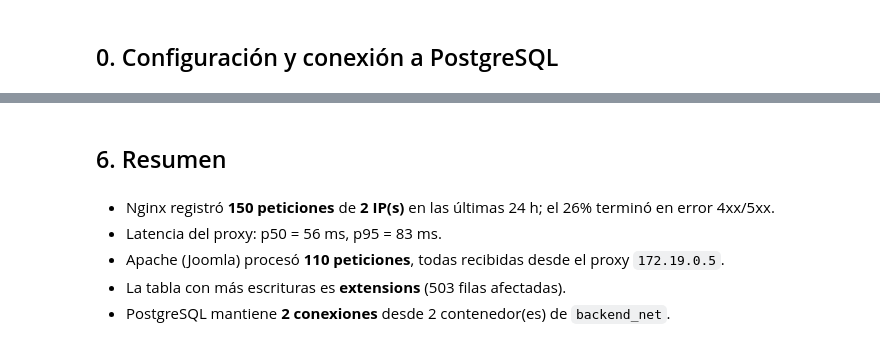
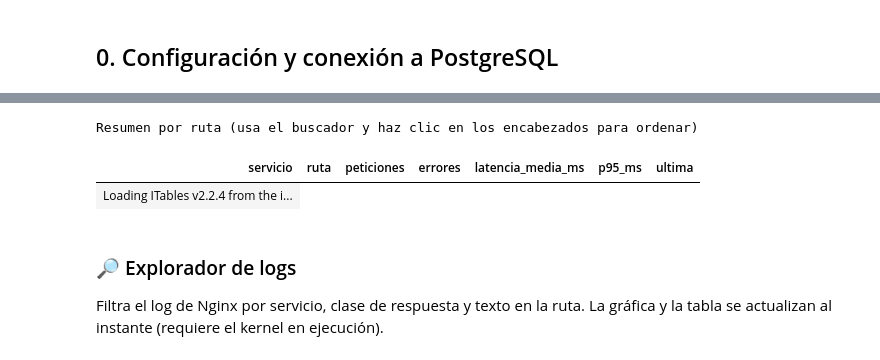
Before and after one commit to juan-swxs/parcial-redes-comunicaciones, a Jupyter notebook: jupyter/notebooks/analisis_datos.ipynb, the cells around one changed output, grey strips where cells are left out. Saved outputs shown, nothing was run; the diff lists cells and outputs as text; code cells hidden in the pictures.

```diff
--- a/jupyter/notebooks/analisis_datos.ipynb
+++ b/jupyter/notebooks/analisis_datos.ipynb
@@ -259,14 +297,16 @@ if not nginx.empty:
 # %%
 if not nginx.empty:
-    rutas = (nginx[nginx["servicio"] == "joomla"]
-             .groupby("ruta")
-             .agg(peticiones=("ts", "size"),
-                  errores=("status", lambda s: int((s >= 400).sum())),
-                  latencia_media_ms=("latencia_ms", "mean"),
-                  ultima=("ts", "max"))
-             .sort_values("peticiones", ascending=False).head(12))
-    display(rutas.style
-            .format({"latencia_media_ms": "{:.1f}", "ultima": lambda t: t.strftime("%H:%M:%S")})
-            .bar(subset=["peticiones"], color="#9ec5fe")
-            .map(lambda v: "color: #E02F44; font-weight: bold" if v > 0 else "", subset=["errores"])
-            .set_caption("Rutas de Joomla más solicitadas"))
+    por_min = (nginx.assign(minuto=nginx["ts"].dt.floor("min"))
+                    .groupby(["minuto", "clase"]).size().reset_index(name="peticiones"))
+    fig = px.bar(por_min, x="minuto", y="peticiones", color="clase", color_discrete_map=COLORES_CLASE,
+                 category_orders={"clase": sorted(COLORES_CLASE)},
+                 title="Línea de tiempo: peticiones por minuto y clase de respuesta",
+                 labels={"minuto": "", "peticiones": "peticiones", "clase": "Clase"})
+    fig.update_layout(height=480, bargap=0.15, hovermode="x unified",
+                      legend=dict(yanchor="bottom", y=1.02, xanchor="right", x=1))
+    fig.update_xaxes(rangeslider=dict(visible=True, thickness=0.08), rangeselector=dict(buttons=[
+        dict(count=5, label="5 min", step="minute", stepmode="backward"),
+        dict(count=15, label="15 min", step="minute", stepmode="backward"),
+        dict(count=1, label="1 h", step="hour", stepmode="backward"),
+        dict(step="all", label="Todo")]))
+    fig.show()
@@ -361,28 +357,21 @@ Conexiones abiertas contra la base de datos (IPs de backend_net):
-# %% [markdown]
-## 6. Resumen
-# %%
-lineas = []
-if not nginx.empty:
-    lineas.append(f"* Nginx registró **{len(nginx)} peticiones** de **{nginx['ip'].nunique()} IP(s)** en las últimas 24 h; "
-                  f"el {(nginx['status'] >= 400).mean():.0%} terminó en error 4xx/5xx.")
-    lineas.append(f"* Latencia del proxy: p50 = {nginx['latencia_ms'].median():.0f} ms, "
-                  f"p95 = {nginx['latencia_ms'].quantile(0.95):.0f} ms.")
-if not joomla.empty:
-    lineas.append(f"* Apache (Joomla) procesó **{len(joomla)} peticiones**, todas recibidas desde el proxy "
-                  f"`{', '.join(joomla['ip_proxy'].unique())}`.")
-if not tablas.empty:
-    t = tablas.iloc[0]
-    lineas.append(f"* La tabla con más escrituras es **{t.tabla}** "
-                  f"({int(t.inserts + t.updates + t.deletes)} filas afectadas).")
-if not conexiones.empty:
-    lineas.append(f"* PostgreSQL mantiene **{int(conexiones['conexiones'].sum())} conexiones** desde "
-                  f"{conexiones['ip_cliente'].nunique()} contenedor(es) de `backend_net`.")
-
-from IPython.display import Markdown
-display(Markdown("\n".join(lineas) or "No hay datos todavía."))
-# %% [output]
-* Nginx registró **150 peticiones** de **2 IP(s)** en las últimas 24 h; el 26% terminó en error 4xx/5xx.
-* Latencia del proxy: p50 = 56 ms, p95 = 83 ms.
-* Apache (Joomla) procesó **110 peticiones**, todas recibidas desde el proxy `172.19.0.5`.
-* La tabla con más escrituras es **extensions** (503 filas afectadas).
-* PostgreSQL mantiene **2 conexiones** desde 2 contenedor(es) de `backend_net`.
+# %%
+if not nginx.empty:
+    rutas = (nginx.groupby(["servicio", "ruta"])
+                  .agg(peticiones=("ts", "size"),
+                       errores=("status", lambda s: int((s >= 400).sum())),
+                       latencia_media_ms=("latencia_ms", "mean"),
+                       p95_ms=("latencia_ms", lambda s: s.quantile(.95)),
+                       ultima=("ts", "max"))
+                  .round(1).sort_values("peticiones", ascending=False).reset_index())
+    rutas["ultima"] = rutas["ultima"].dt.strftime("%H:%M:%S")
+    print("Resumen por ruta (usa el buscador y haz clic en los encabezados para ordenar)")
+    tabla(rutas, order=[[2, "desc"]])
+# %% [output]
+Resumen por ruta (usa el buscador y haz clic en los encabezados para ordenar)
+| servicio | ruta | peticiones | errores | latencia_media_ms | p95_ms | ultima |
+| Loading ITables v2.2.4 from the i... |
+# %% [markdown]
+### 🔎 Explorador de logs
+
+Filtra el log de Nginx por servicio, clase de respuesta y texto en la ruta. La gráfica y la tabla se
+actualizan al instante (requiere el kernel en ejecución).
```
Also changed, not shown: parts of 28 cells of this notebook, 6 other files.
